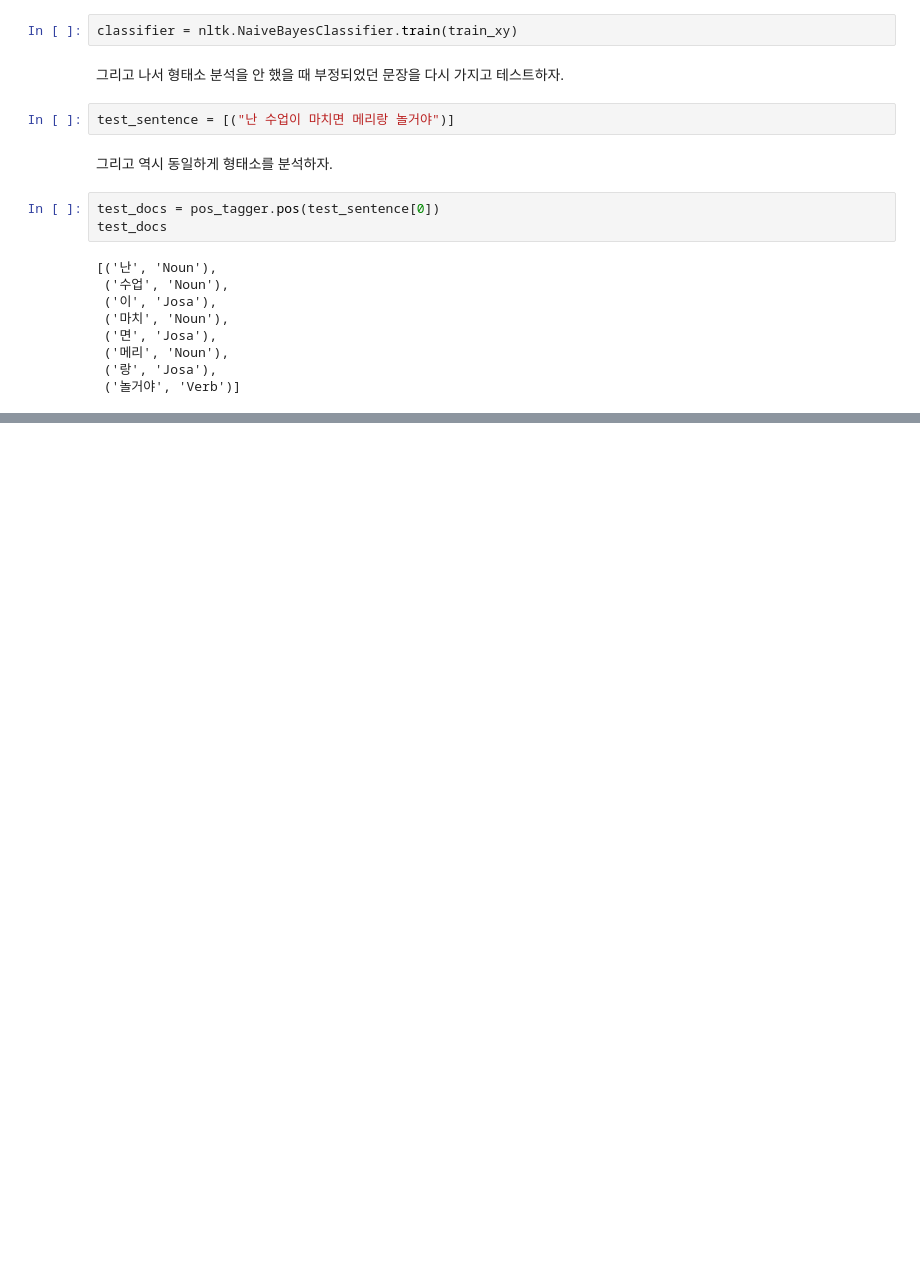
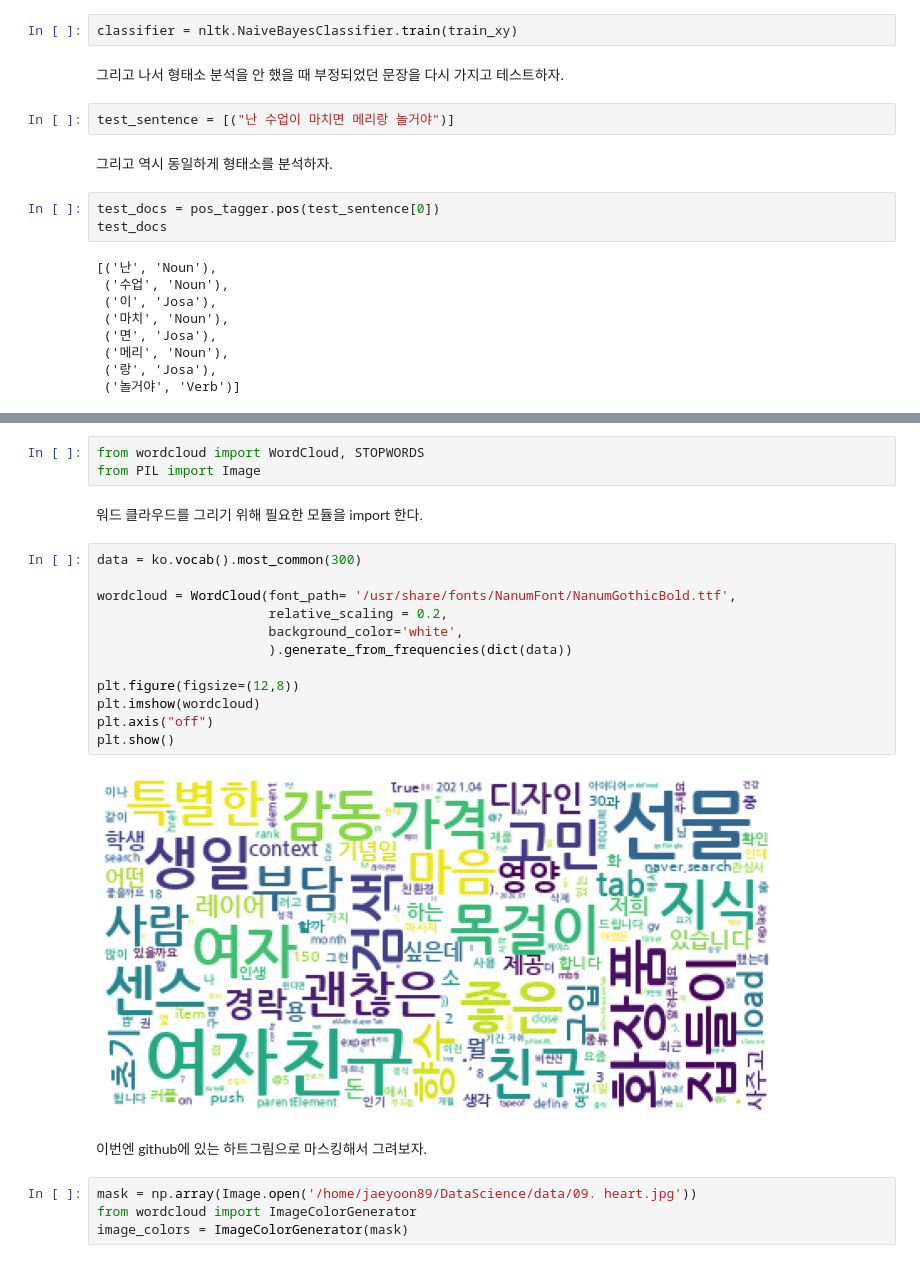
Before and after one commit to jaeyoon89/python_datascience_study, a Jupyter notebook: ch8_natural_language_processig.ipynb, the cells around one changed output, grey strips where cells are left out. Cells and saved outputs as stored; diff of their text form; blank space fills up the shorter version.

```diff
--- a/ch8_natural_language_processig.ipynb
+++ b/ch8_natural_language_processig.ipynb
@@ -637,0 +1263,25 @@ test_sent_features = {}
+# %%
+from wordcloud import WordCloud, STOPWORDS
+from PIL import Image
+# %% [markdown]
+워드 클라우드를 그리기 위해 필요한 모듈을 import 한다.
+# %%
+data = ko.vocab().most_common(300)
+
+wordcloud = WordCloud(font_path= '/usr/share/fonts/NanumFont/NanumGothicBold.ttf',
+                      relative_scaling = 0.2,
+                      background_color='white',
+                      ).generate_from_frequencies(dict(data))
+
+plt.figure(figsize=(12,8))
+plt.imshow(wordcloud)
+plt.axis("off")
+plt.show()
+# %% [output]
+[figure, added]
+# %% [markdown]
+이번엔 github에 있는 하트그림으로 마스킹해서 그려보자.
+# %%
+mask = np.array(Image.open('/home/jaeyoon89/DataScience/data/09. heart.jpg'))
+from wordcloud import ImageColorGenerator
+image_colors = ImageColorGenerator(mask)
```
Also changed, not shown: parts of 85 cells of this notebook.
